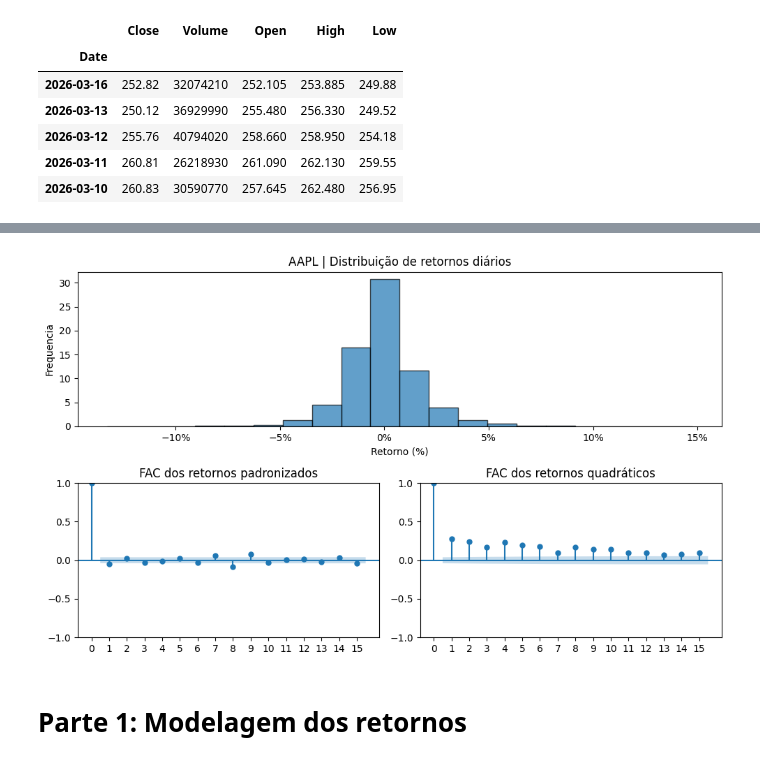
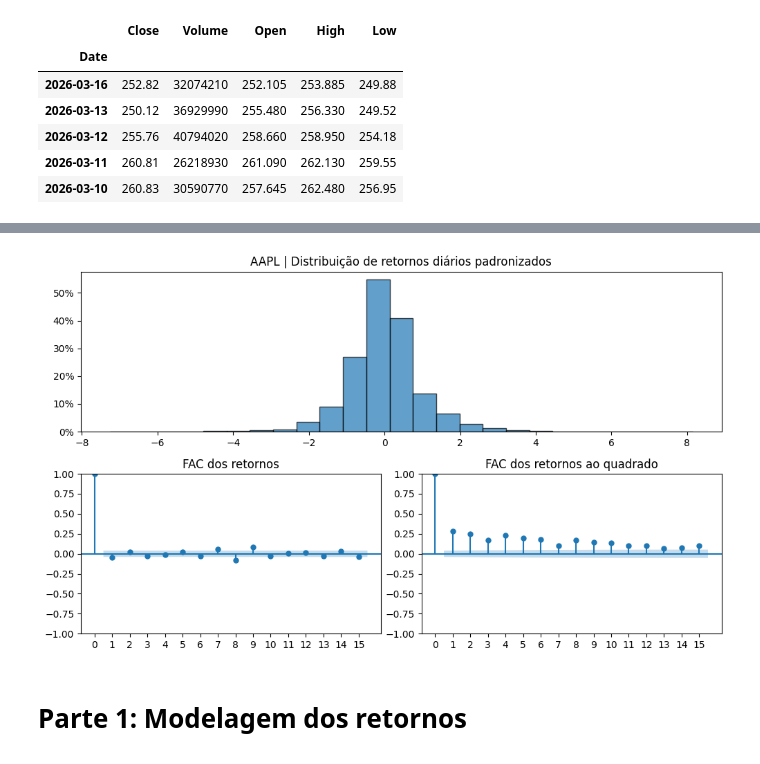
Before and after one commit to asdmalizia/masters, a Jupyter notebook: Estudo orientado/TVE para retornos.ipynb, the cells around one changed output, grey strips where cells are left out. Cells and saved outputs as stored; diff of their text form; code cells hidden in the pictures.

```diff
--- a/Estudo orientado/Exercício TVE.ipynb
+++ b/Estudo orientado/TVE para retornos.ipynb
@@ -55,28 +59,32 @@ pd.DataFrame(index=['Metadados'], data={
-# %%
-fig, ax = plt.subplots(2, 2, figsize=(10, 6),
-    gridspec_kw={'height_ratios': [1, 1]})
-
-for a in ax[0]: a.remove()
-ax_hist = fig.add_subplot(2, 1, 1)
-ax_hist.hist(series, bins=20, density=True, alpha=0.7, edgecolor='black')
-ax_hist.xaxis.set_major_formatter(PercentFormatter(xmax=1, decimals=0))
-ax_hist.set_title('AAPL | Distribuição de retornos diários')
-ax_hist.set_xlabel('Retorno (%)')
-ax_hist.set_ylabel('Frequencia')
-
-lags=15
-plot_acf(series,lags=lags, ax=ax[1][0], title=f'FAC dos retornos padronizados')
-ax[1][0].set_xticks(np.arange(lags+1))
-ax[1][0].set_xticklabels(np.arange(lags+1))
-
-plot_acf(series.pow(2),lags=lags, ax=ax[1][1], title=f'FAC dos retornos quadráticos')
-ax[1][1].set_xticks(np.arange(lags+1))
-ax[1][1].set_xticklabels(np.arange(lags+1))
-
-fig.tight_layout()
-plt.show()
-# %% [output]
-[figure, removed]
+# %%
+plot_count=0
+
+fig, ax = plt.subplots(2, 2, figsize=(10, 6),
+    gridspec_kw={'height_ratios': [1, 1]})
+
+for a in ax[0]: a.remove()
+ax_hist = fig.add_subplot(2, 1, 1)
+ax_hist.hist(series.sub(series.mean()).div(series.std()), bins=25, density=True, alpha=0.7, edgecolor='black')
+ax_hist.yaxis.set_major_formatter(PercentFormatter(xmax=1, decimals=0))
+ax_hist.set_title('AAPL | Distribuição de retornos diários padronizados')
+# ax_hist.set_xlabel('Retorno (%)')
+# ax_hist.set_ylabel('Frequencia')
+
+lags=15
+plot_acf(series,lags=lags, ax=ax[1][0], title=f'FAC dos retornos')
+ax[1][0].set_xticks(np.arange(lags+1))
+ax[1][0].set_xticklabels(np.arange(lags+1))
+
+plot_acf(series.pow(2),lags=lags, ax=ax[1][1], title=f'FAC dos retornos ao quadrado')
+ax[1][1].set_xticks(np.arange(lags+1))
+ax[1][1].set_xticklabels(np.arange(lags+1))
+
+fig.tight_layout()
+plot_count+=1
+plt.savefig(r"C:\Users\aless\Documents\Mestrado\PUC\Tese\propostas\EO\plot{}.png".format(plot_count))
+plt.show()
+# %% [output]
+[figure, added]
 # %% [markdown]
 # Parte 1: Modelagem dos retornos
 # %% [markdown]
```
Also changed, not shown: parts of 28 cells of this notebook, 1 other file.
